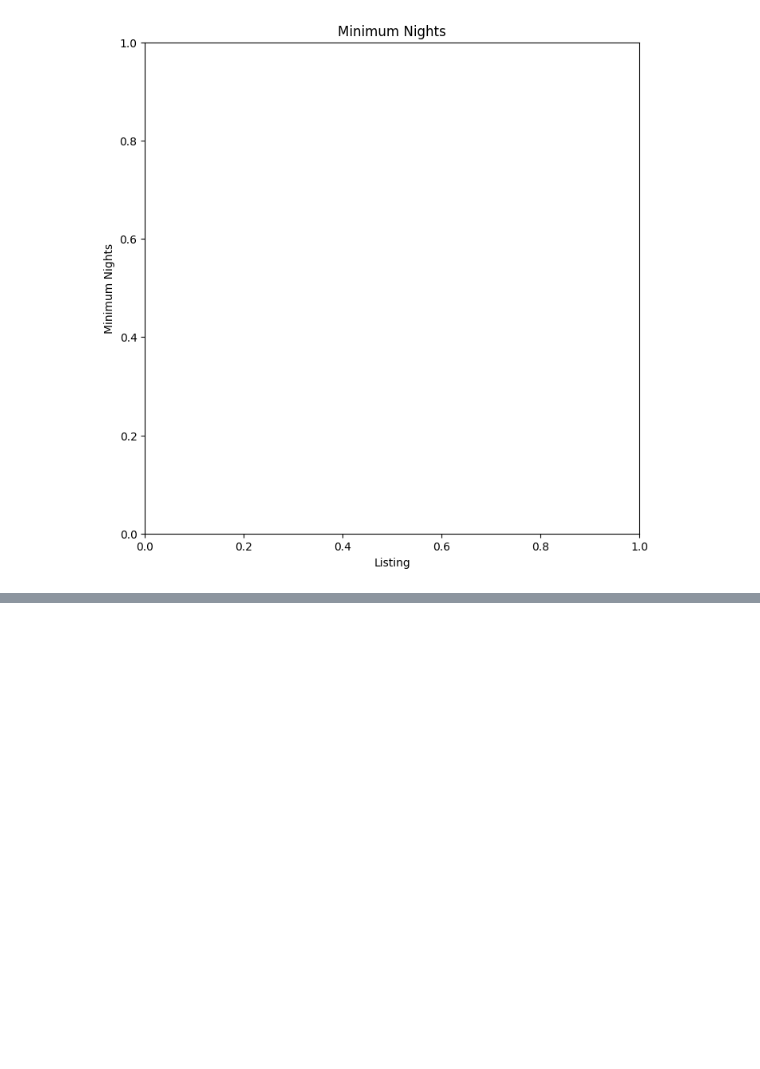
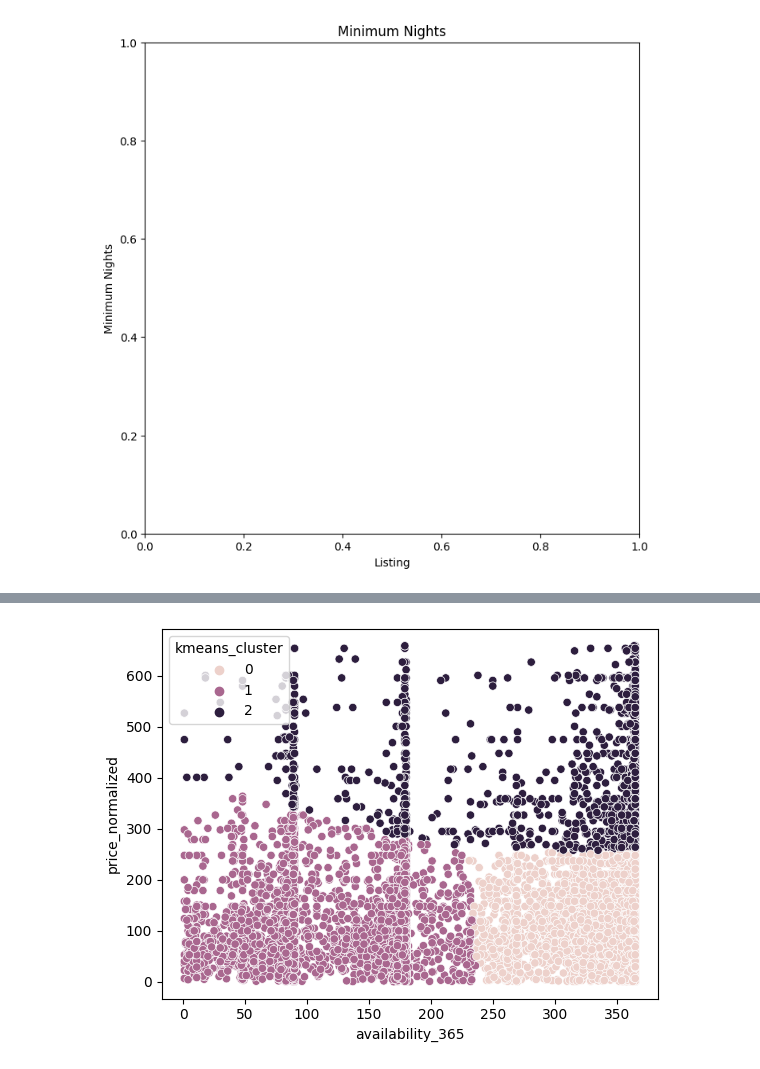
Before and after one commit to farisbegic/airbnb-istanbul-eda, a Jupyter notebook: IstanbulAirBnBEDA.ipynb, the cells around one changed output, grey strips where cells are left out. Drawn from its saved outputs; the diff is of its cells as text; code cells hidden in the pictures; blank space fills up the shorter version.

```diff
--- a/IstanbulAirBnBEDA.ipynb
+++ b/IstanbulAirBnBEDA.ipynb
@@ -408,0 +416,9 @@ df['cluster'] = clusters
+# %%
+# Scatter plot for K Means
+
+sns.scatterplot(x="availability_365", y="price_normalized", hue="kmeans_cluster", data=df)
+
+# show the plot
+plt.show()
+# %% [output]
+[figure, new version]
```
Also changed, not shown: parts of 14 cells of this notebook, 2 other files.
